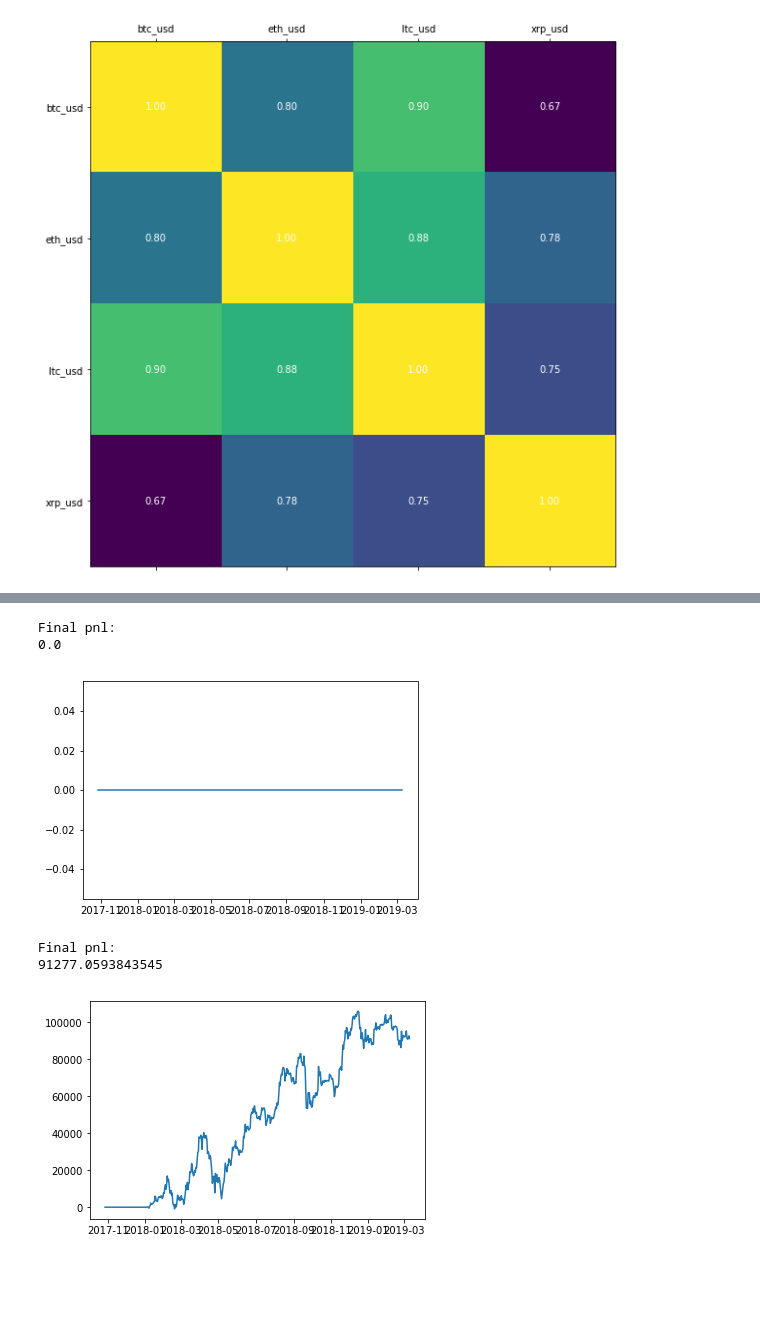
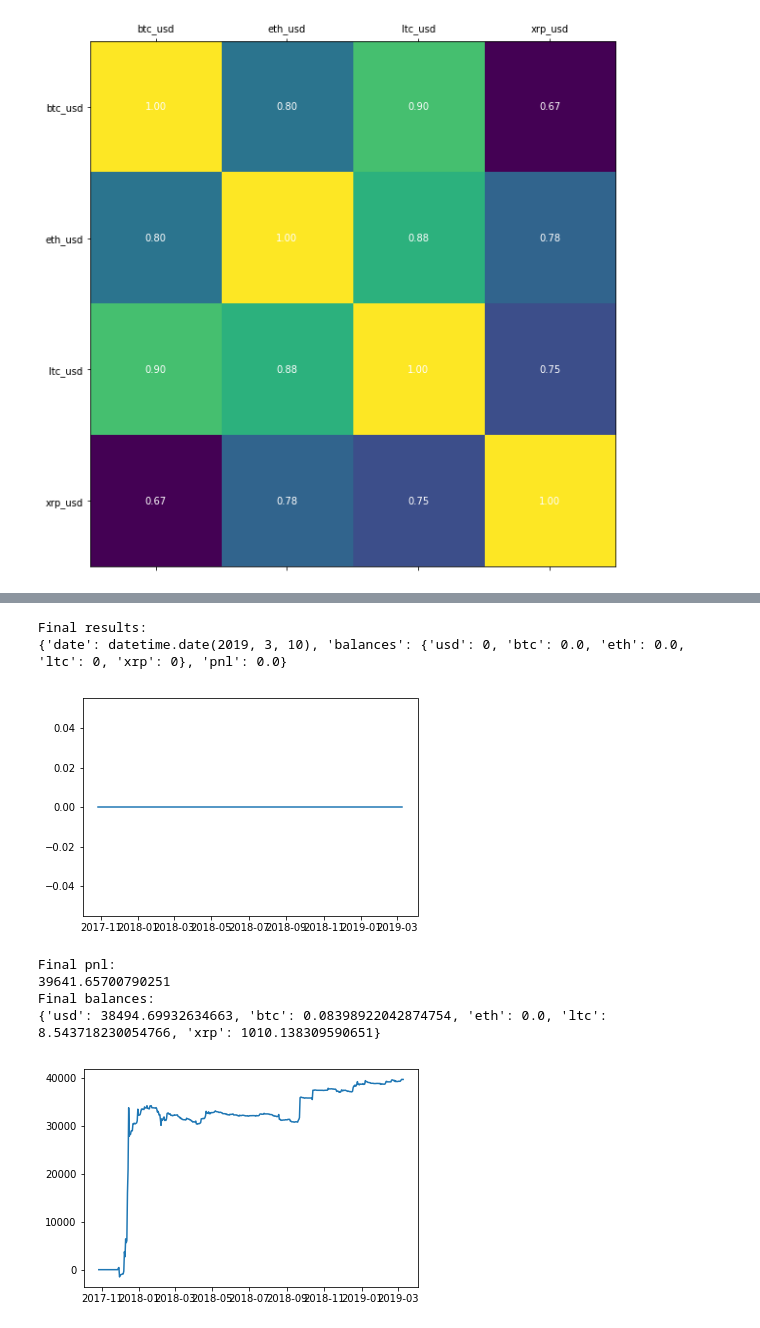
Before and after one commit to cambrian/quant, a Jupyter notebook: research/analysis.ipynb, the cells around one changed output, grey strips where cells are left out. Drawn from its saved outputs; the diff is of its cells as text; code cells hidden in the pictures; blank space fills up the shorter version.

Commit message:
better balance management

```diff
--- a/research/analysis.ipynb
+++ b/research/analysis.ipynb
@@ -81,8 +81,8 @@ def execute_orders(fees, prices, balances, orders):
     for (pair, size) in orders.items():
         # hacky...
         currency = pair.partition("_")[0]
-        balances['usd'] -= size
-        balances[currency] += size / prices[pair]
+        balances['usd'] -= size * prices[pair]
+        balances[currency] += size
 
 def pnl(balances, prices):
     usd = 0
@@ -110,25 +110,35 @@ def plot_results(results):
     plt.plot(pnls)
     print('Final pnl:')
     print(results[-1]['pnl'])
+    print('Final balances:')
+    print(results[-1]['balances'])
 # %%
 from strategy import Strategy, HoldStrategy
 
 plot_results(evaluate(HoldStrategy(), prices))
 # %% [output]
-Final pnl:
-0.0
+Final results:
+{'date': datetime.date(2019, 3, 10), 'balances': {'usd': 0, 'btc': 0.0, 'eth': 0.0, 'ltc': 0, 'xrp': 0}, 'pnl': 0.0}
 [figure]
 # %%
 from collections import deque
 
 class S(Strategy):
-    def __init__(self, window_size = 64, min_edge = 0.00, max_edge = 0.04, size = 1000):
+    def __init__(self, window_size = 32, min_edge = 0.00, max_edge = 1, size = 1000):
         '''size is usd per pct edge'''
         self.window = deque()
         self.window_size = window_size
         self.min_edge = min_edge
         self.max_edge = max_edge
         self.size = size
+
+
+    def desired_balance_value(self, delta):
+        if delta < self.min_edge:
+            return 0
+        if delta >= self.max_edge:
+            return 0
+        return delta * 100 * self.size
 
     def step(self, balances, prices):
         self.window.append(prices)
@@ -146,35 +156,37 @@ class S(Strategy):
         #    + ltc_movement * r_ltc^3 * stddev_btc/stddev_ltc
         #    + xrp_movement * r_xrp^3 * stddev_btc/stddev_xrp)
         #   / (1 + r_eth^2 + r_ltc^2 + r_xrp^2)
 
         prev_prices = windowframe.iloc[-2]
         stddevs = windowframe.std() # filter if stddev too high?
         corr = windowframe.corr()
         movements = prices - prev_prices
         predicted_movements = (movements * corr).mul(stddevs, axis=0).div(stddevs, axis=1)
         confidences = corr ** 2
         fair_movements = (predicted_movements * confidences).sum(axis=1) / confidences.sum(axis=1)
 #         fairs = fair_movements + windowframe.iloc[-2]
 
 #         print(corr, pct_movements)
 #         print(predicted_movements)
 #         print(confidences)
 #         print(movements, fair_movements)
 #         print('')
 #         print('pct_movements')
 #         print(pct_movements)
 #         print('fair_pct_movements')
 #         print(fair_pct_movements)
         orders = {}
         for pair in movements.index:
+            currency = pair.partition('_')[0]
             delta = (movements[pair] - fair_movements[pair]) / prev_prices[pair]
-            # this is super unsophisticated...
-            if abs(delta) >= self.min_edge and abs(delta) < self.max_edge:
-                orders[pair] = delta * 100 * self.size
+            orders[pair] = self.desired_balance_value(delta) / prices[pair] - balances[currency]
+
         return orders
 
 plot_results(evaluate(S(), prices))
 # %% [output]
 Final pnl:
-91277.0593843545
+39641.65700790251
+Final balances:
+{'usd': 38494.69932634663, 'btc': 0.08398922042874754, 'eth': 0.0, 'ltc': 8.543718230054766, 'xrp': 1010.138309590651}
-[figure, old version]
+[figure, new version]
```
